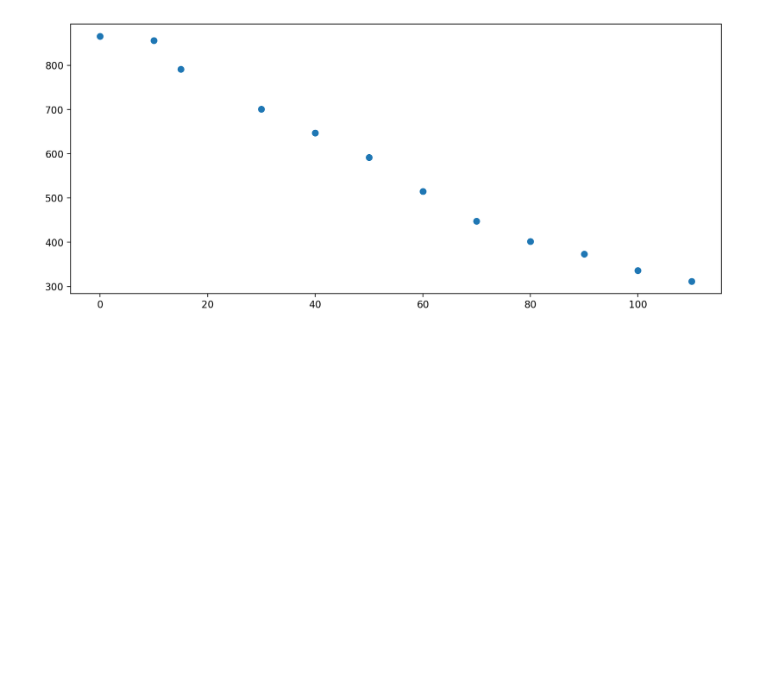
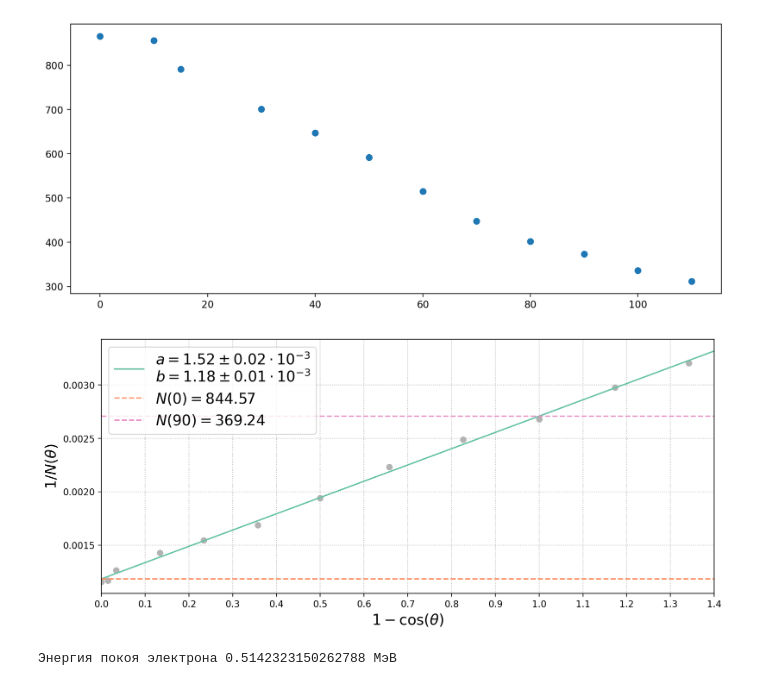
Before and after one commit to ShmakovVladimir/Labs, a Jupyter notebook: Квантовая физика/Эффект Комптона/main.ipynb, the cells around one changed output. Saved outputs shown, nothing was run; the diff lists cells and outputs as text; code cells hidden in the pictures; blank space fills up the shorter version.

```diff
--- a/Квантовая физика/Эффект Комптона/main.ipynb
+++ b/Квантовая физика/Эффект Комптона/main.ipynb
@@ -26,3 +28,39 @@ plt.scatter(data['theta'], data['N'])
 # %% [output]
 <matplotlib.collections.PathCollection at 0x...>
 [figure]
+# %%
+plt.figure(figsize = (12, 5), dpi = 200)
+
+
+MNK = sts.linregress(1 - np.cos(data['theta'] * np.pi / 180), 1 / data['N'])
+x_line = np.linspace(0, 1.4, 1000)
+y_line = MNK.slope * x_line + MNK.intercept
+N_zero_minus1 = MNK.intercept
+N_zero = 1 / N_zero_minus1
+N_90_minus1 = MNK.slope + MNK.intercept
+N_90 = 1 / N_90_minus1
+
+plt.plot(x_line,
+         y_line,
+         label = f'$a = {MNK.slope * 1e3:.2f} \pm {MNK.stderr * 1e3:.2f}' + '\cdot 10^{-3}$' + f'\n$b = {MNK.intercept * 1e3:.2f} \pm {MNK.intercept_stderr * 1e3:.2f}' + '\cdot 10^{-3}$',
+         color = cm.Set2(0))
+
+plt.scatter(1 - np.cos(data['theta'] * np.pi / 180), 1 / data['N'], color = cm.Set2(0.99))
+plt.axhline(N_zero_minus1, color = cm.Set2(0.2), linestyle = '--', label = f'$N(0) = {N_zero:.2f}$')
+plt.axhline(N_90_minus1, color = cm.Set2(0.4), linestyle = '--', label = f'$N(90) = {N_90:.2f}$')
+
+plt.legend(fontsize = 16)
+
+plt.xlabel(r"$1 - \operatorname{cos}(\theta)$", fontsize = 16)
+plt.ylabel(r"$1 / N(\theta)$", fontsize = 16)
+plt.xticks(np.arange(0, 1.6, 0.1))
+plt.xlim(0, 1.4)
+plt.grid(ls = ':')
+# %% [output]
+[figure, added]
+# %%
+E_gamma = 662 #кэв
+E_e = E_gamma * N_90 / (N_zero - N_90)
+print(f"Энергия покоя электрона {E_e / 1e3} МэВ")
+# %% [output]
+Энергия покоя электрона 0.5142323150262788 МэВ
```
Also changed, not shown: parts of 1 cell of this notebook, 1 other file.
